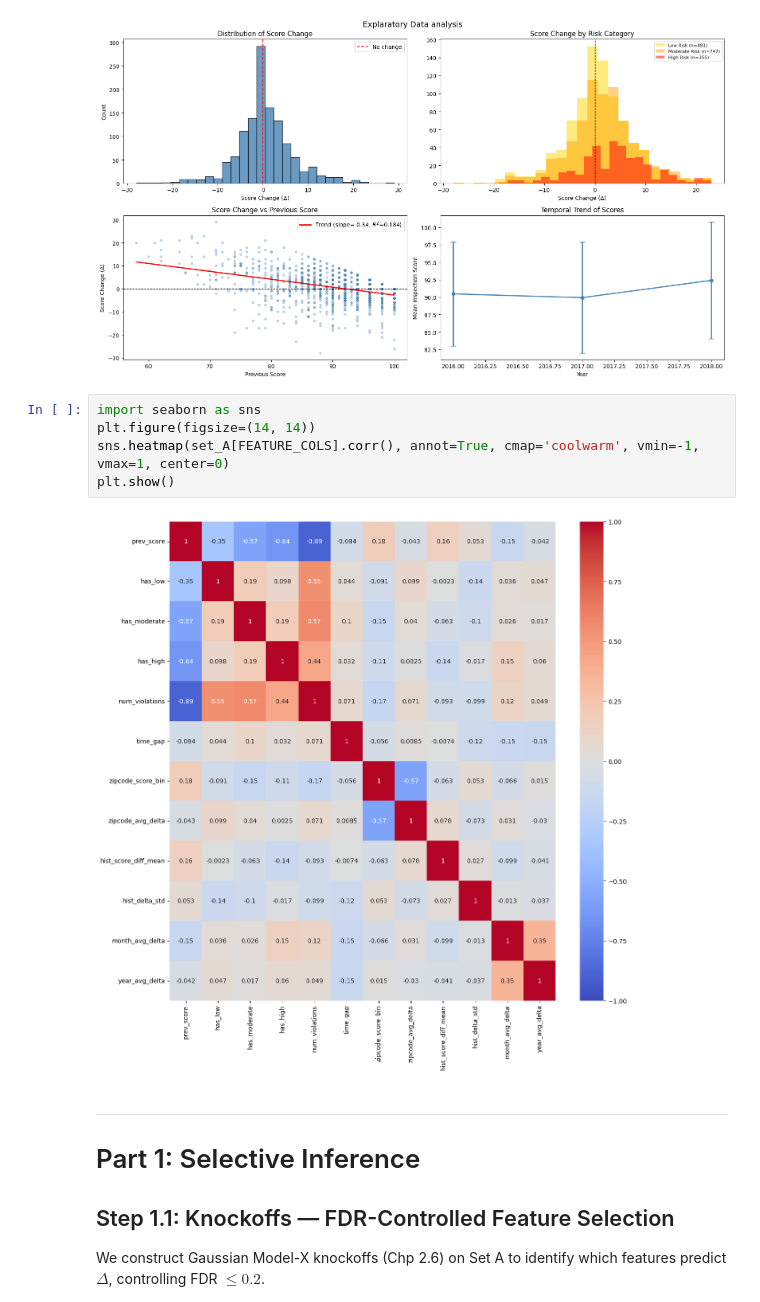
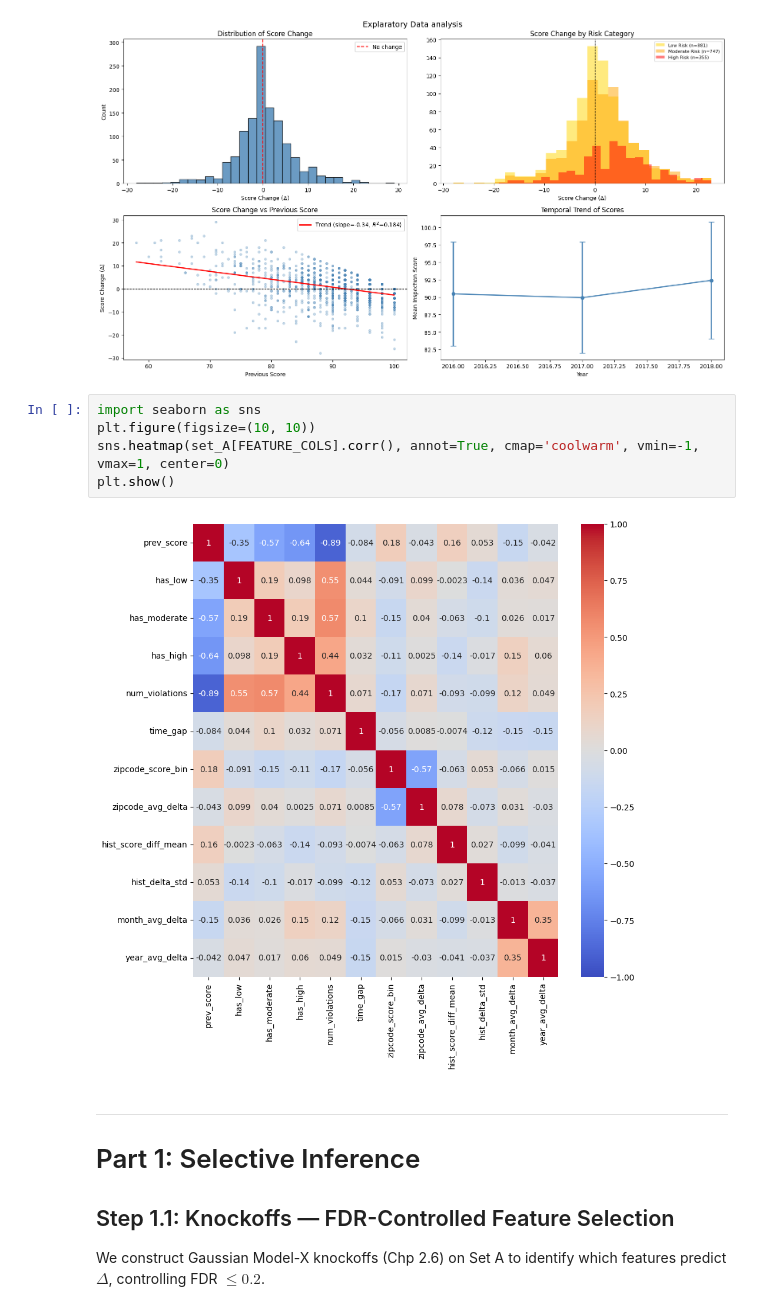
Before and after one commit to frank22lin/Multiple-Testing-Project, a Jupyter notebook: Project2/Project2.ipynb, the cells around one changed output. Cells and saved outputs as stored; diff of their text form.

```diff
--- a/Project2/Project2.ipynb
+++ b/Project2/Project2.ipynb
@@ -441,11 +441,11 @@ plt.show()
 [figure]
 # %%
 import seaborn as sns
-plt.figure(figsize=(14, 14))
+plt.figure(figsize=(10, 10))
 sns.heatmap(set_A[FEATURE_COLS].corr(), annot=True, cmap='coolwarm', vmin=-1, vmax=1, center=0)
 plt.show()
 # %% [output]
-[figure, old version]
+[figure, new version]
 # %% [markdown]
 ---
 # Part 1: Selective Inference
```
Also changed, not shown: parts of 9 cells of this notebook.
